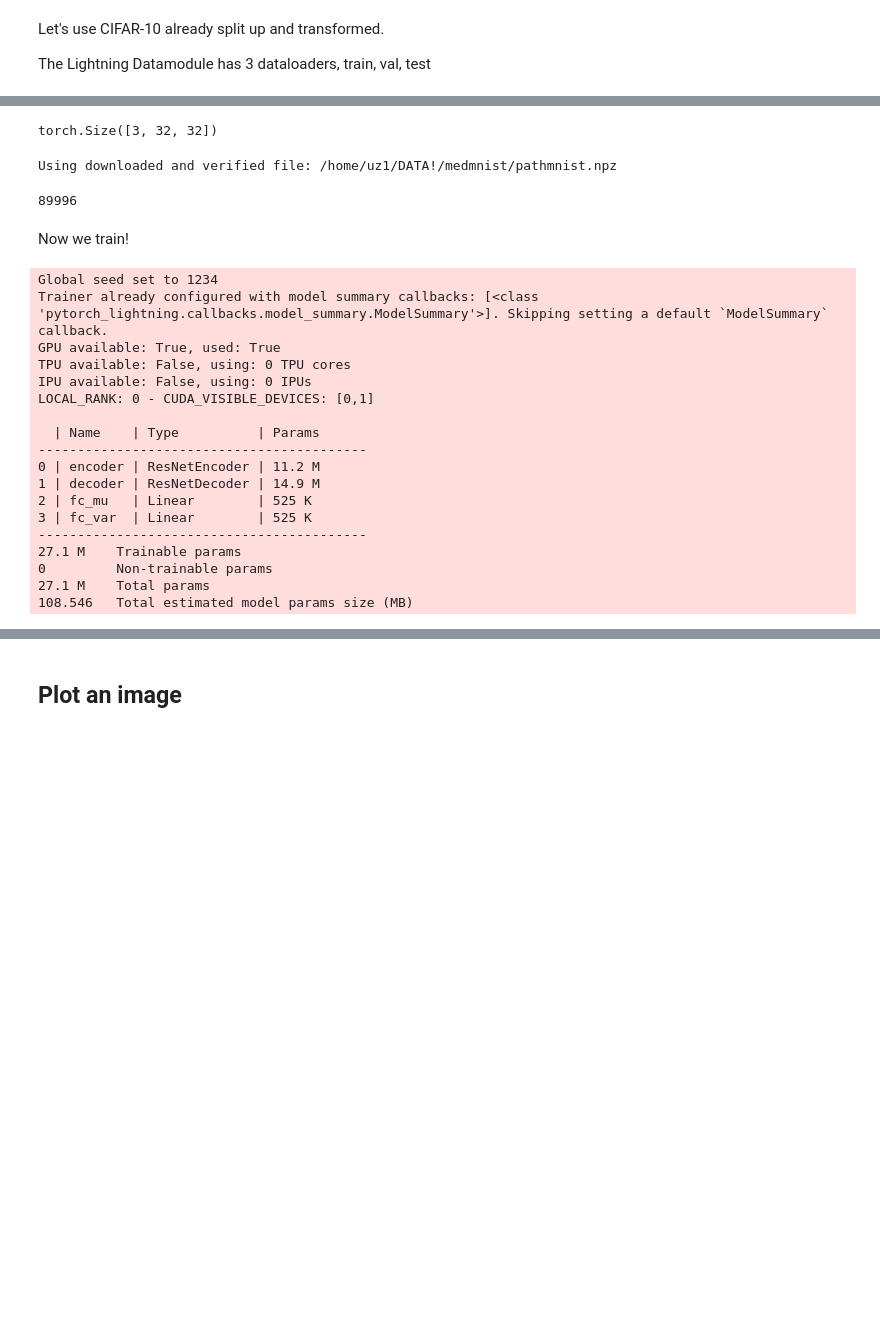
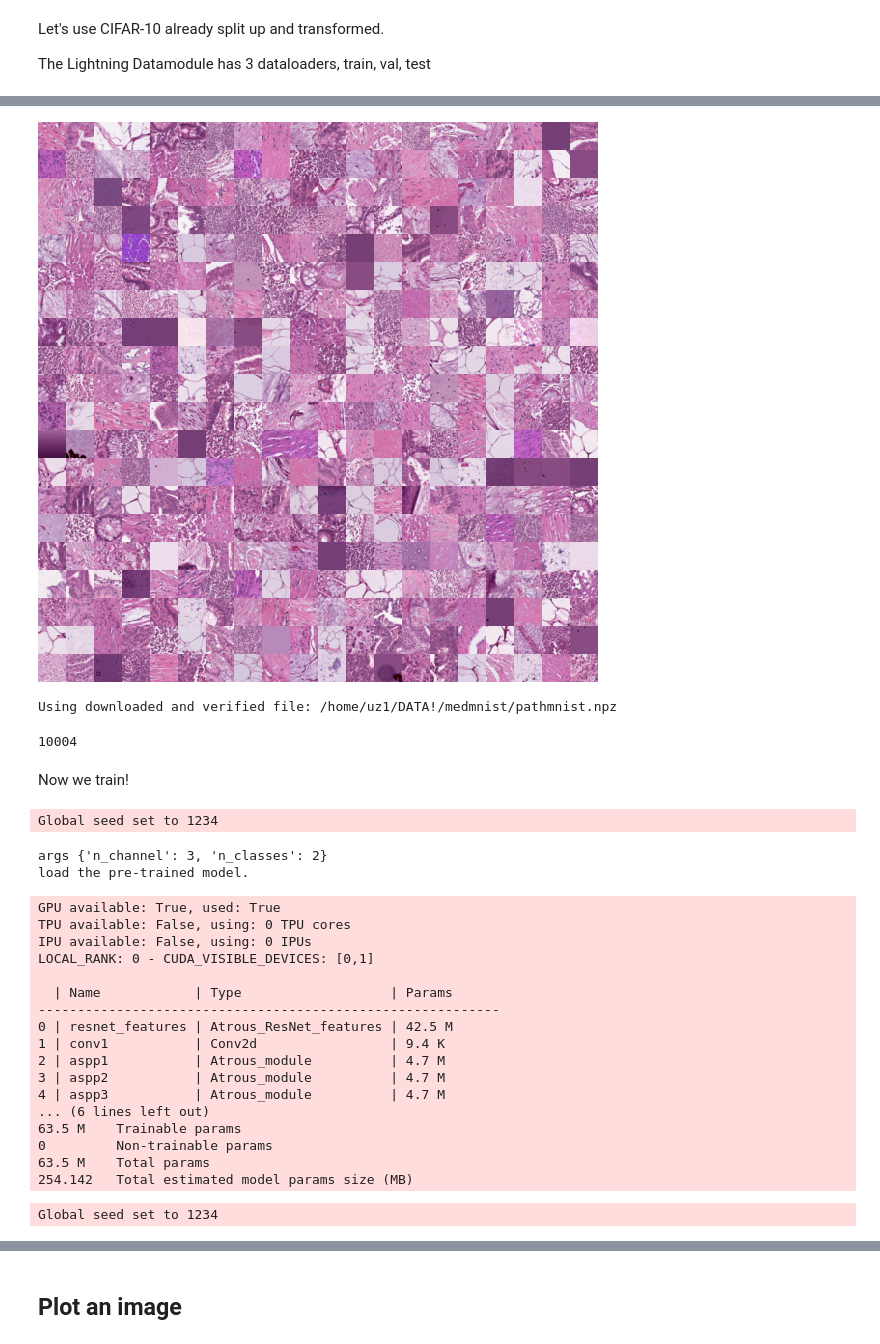
Before and after one commit to usama13o/GCNs, a Jupyter notebook: VAE_implementation_in_PyTorch_Lightning.ipynb, the cells around one changed output, grey strips where cells are left out. Saved outputs shown, nothing was run; the diff lists cells and outputs as text; code cells hidden in the pictures; blank space fills up the shorter version.

```diff
--- a/VAE_implementation_in_PyTorch_Lightning.ipynb
+++ b/VAE_implementation_in_PyTorch_Lightning.ipynb
@@ -691,16 +1037,16 @@ Using downloaded and verified file: /home/uz1/DATA!/medmnist/pathmnist.npz
-# %%
-data[4][0].shape
-# %% [output]
-torch.Size([3, 32, 32])
+# %%
+data.montage()
+# %% [output]
+[figure, added]
 # %%
 # val_data = wss_dataset_class("/home/uz1/data/wsss/train/1.training",
                                     # 'valid', transform)
-val_data= PathMNIST(root='/home/uz1/DATA!/medmnist', download=True,split='train',transform=transform)
+val_data= PathMNIST(root='/home/uz1/DATA!/medmnist', download=True,split='val',transform=transform)
 val_loader = DataLoader(val_data, batch_size=64, drop_last=True, num_workers=16)
 len(val_data)
 # %% [output]
 Using downloaded and verified file: /home/uz1/DATA!/medmnist/pathmnist.npz
-89996
+10004
 # %%
 # lr logging
 from pytorch_lightning.callbacks import LearningRateMonitor, ModelCheckpoint
@@ -727,31 +1073,35 @@ Now we train!
 # %%
 pl.seed_everything(1234)
 
-vae = VAE(input_height=data[0][0].shape[1], latent_dim=1024)
+vae = AE(input_height=data[0][0].shape[1], latent_dim=512)
+model = deeplab(args={'n_channel': 3, 'n_classes': 2})
 trainer = pl.Trainer(gpus=1,
                      max_epochs=500,
                      progress_bar_refresh_rate=10,
                      callbacks=callbacks,strategy="dp")
 # vae = vae.load_from_checkpoint("/home/uz1/projects/GCN/logging/final.cpkt")
 # vae = vae.load_from_checkpoint("/home/uz1/projects/GCN/logging/epoch=461-step=145529.ckpt")
-vae = vae.load_from_checkpoint("/home/uz1/projects/GCN/logging/epoch=20-step=172031.ckpt")
-trainer.fit(vae, loader)
+# vae = vae.load_from_checkpoint("/home/uz1/projects/GCN/logging/epoch=20-step=172031.ckpt")
+trainer.fit(model, loader,val_loader)
 # %% [output]
 Global seed set to 1234
-Trainer already configured with model summary callbacks: [<class 'pytorch_lightning.callbacks.model_summary.ModelSummary'>]. Skipping setting a default `ModelSummary` callback.
-GPU available: True, used: True
-TPU available: False, using: 0 TPU cores
-IPU available: False, using: 0 IPUs
-LOCAL_RANK: 0 - CUDA_VISIBLE_DEVICES: [0,1]
-
-  | Name    | Type          | Params
-------------------------------------------
-0 | encoder | ResNetEncoder | 11.2 M
-1 | decoder | ResNetDecoder | 14.9 M
-2 | fc_mu   | Linear        | 525 K
-3 | fc_var  | Linear        | 525 K
-------------------------------------------
-27.1 M    Trainable params
-0         Non-trainable params
-27.1 M    Total params
-108.546   Total estimated model params size (MB)
+args {'n_channel': 3, 'n_classes': 2}
+load the pre-trained model.
+GPU available: True, used: True
+TPU available: False, using: 0 TPU cores
+IPU available: False, using: 0 IPUs
+LOCAL_RANK: 0 - CUDA_VISIBLE_DEVICES: [0,1]
+
+  | Name            | Type                   | Params
+-----------------------------------------------------------
+0 | resnet_features | Atrous_ResNet_features | 42.5 M
+1 | conv1           | Conv2d                 | 9.4 K
+2 | aspp1           | Atrous_module          | 4.7 M
+3 | aspp2           | Atrous_module          | 4.7 M
+4 | aspp3           | Atrous_module          | 4.7 M
+... (6 lines left out)
+63.5 M    Trainable params
+0         Non-trainable params
+63.5 M    Total params
+254.142   Total estimated model params size (MB)
+Global seed set to 1234
```
Also changed, not shown: parts of 69 cells of this notebook, 7 other files.
